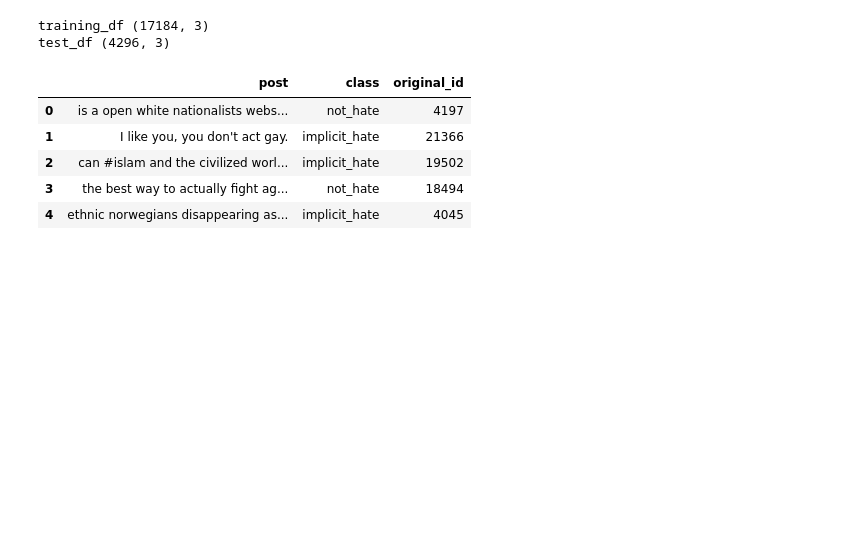
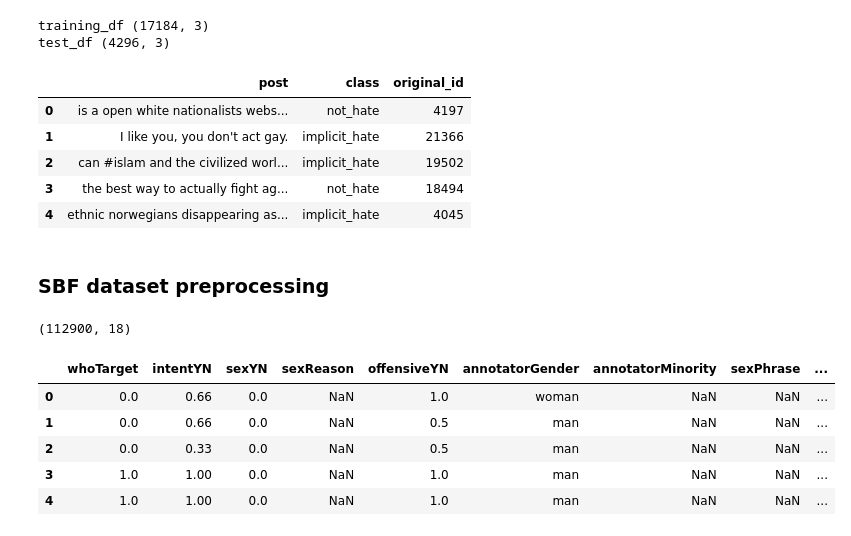
Before and after one commit to richouzo/cs6471-project, a Jupyter notebook: src/utils/preprocess_datasets.ipynb, the cells around one changed output. Drawn from its saved outputs; the diff is of its cells as text; code cells hidden in the pictures; blank space fills up the shorter version.

Commit message:
Refactor code to choose the train/test dataset

```diff
--- a/src/utils/preprocess_datasets.ipynb
+++ b/src/utils/preprocess_datasets.ipynb
@@ -14,3 +14,5 @@ Add root path to system path:  D:\Projects\CSS\cs6471-project
 # %%
 import pandas as pd
 from sklearn.model_selection import train_test_split
+# %%
+path_original_datasets = "./../../data/original_datasets/"
@@ -60,3 +64,28 @@ training_df.head()
 | 2 | can #islam and the civilized worl... | implicit_hate | 19502 |
 | 3 | the best way to actually fight ag... | not_hate | 18494 |
 | 4 | ethnic norwegians disappearing as... | implicit_hate | 4045 |
+# %% [markdown]
+### SBF dataset preprocessing
+# %%
+filename = "SBFv2"
+filename_train = filename+".trn.csv"
+path_filename_train = path_original_datasets+filename_train
+filename_val = filename+".dev.csv"
+path_filename_val = path_original_datasets+filename_val
+filename_test = filename+".tst.csv"
+path_filename_test = path_original_datasets+filename_test
+
+training_filename = filename+"_training.tsv"
+test_filename = filename+"_test.tsv"
+# %%
+df_train = pd.read_csv(path_filename_train)
+print(df_train.shape)
+df_train.head()
+# %% [output]
+(112900, 18)
+|  | whoTarget | intentYN | sexYN | sexReason | offensiveYN | annotatorGender | annotatorMinority | sexPhrase | ... |
+| 0 | 0.0 | 0.66 | 0.0 | NaN | 1.0 | woman | NaN | NaN | ... |
+| 1 | 0.0 | 0.66 | 0.0 | NaN | 0.5 | man | NaN | NaN | ... |
+| 2 | 0.0 | 0.33 | 0.0 | NaN | 0.5 | man | NaN | NaN | ... |
+| 3 | 1.0 | 1.00 | 0.0 | NaN | 1.0 | man | NaN | NaN | ... |
+| 4 | 1.0 | 1.00 | 0.0 | NaN | 1.0 | man | NaN | NaN | ... |
```
Also changed, not shown: parts of 8 cells of this notebook, 12 other files.
